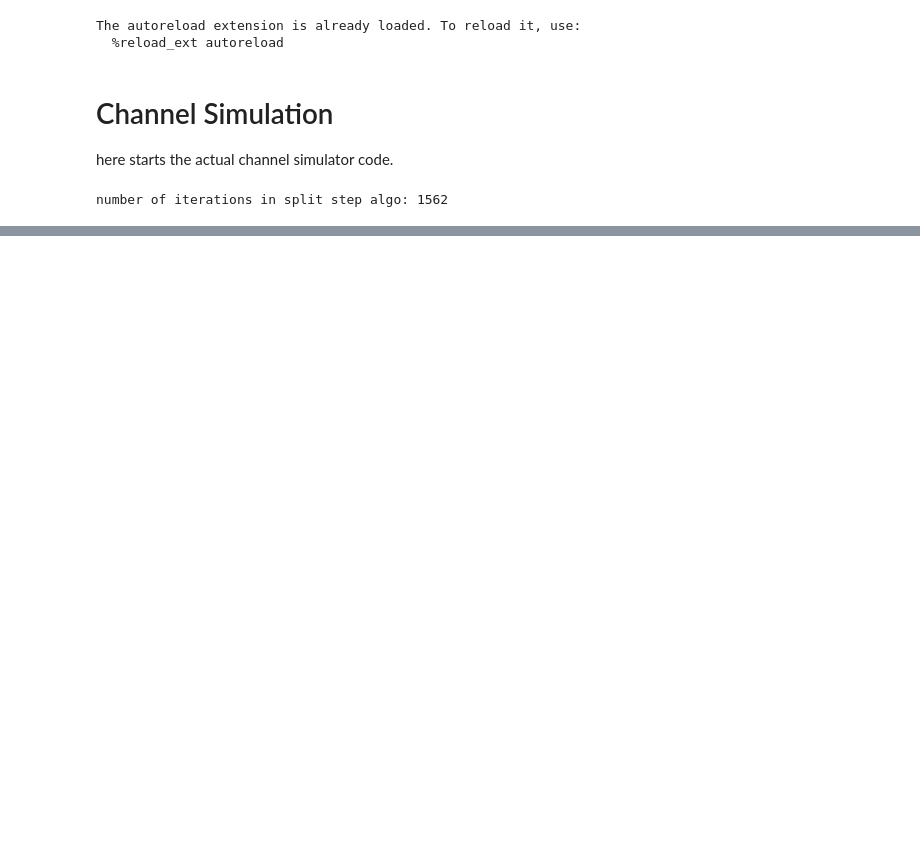
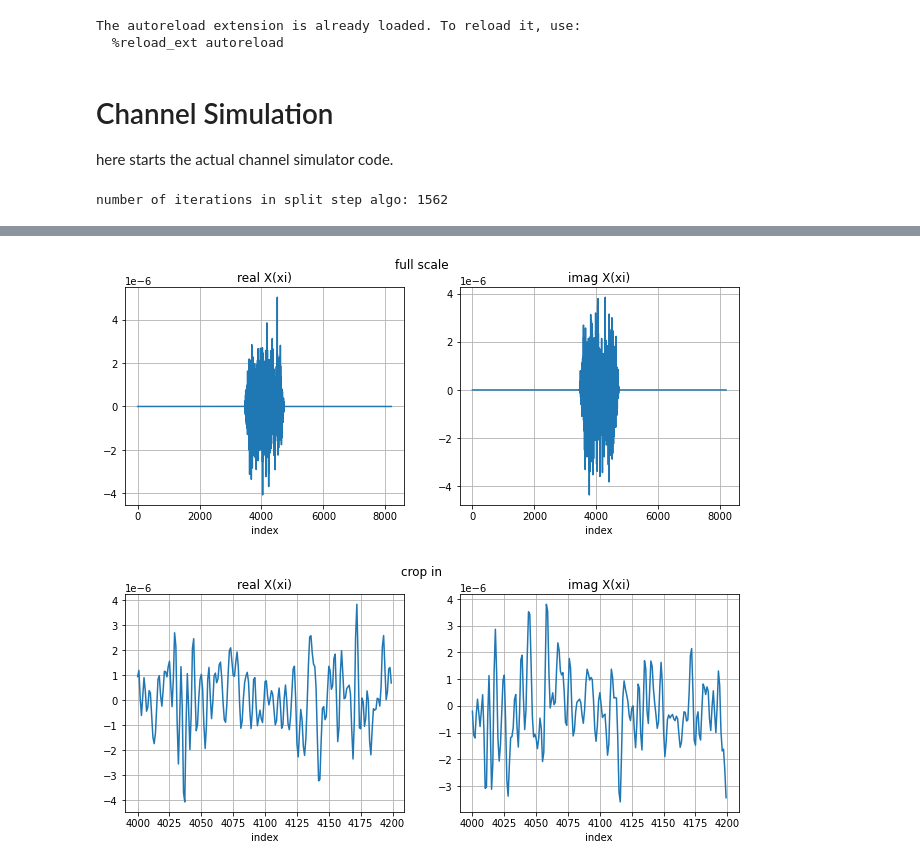
Before and after one commit to Yarden92/Thesis-code, a Jupyter notebook: apps/single_run_full_debug_cleaner.ipynb, the cells around one changed output, grey strips where cells are left out. Cells and saved outputs as stored; diff of their text form; code cells hidden in the pictures; blank space fills up the shorter version.

```diff
--- a/apps/single_run_full_debug_cleaner.ipynb
+++ b/apps/single_run_full_debug_cleaner.ipynb
@@ -106,3 +91,18 @@ signal bw = [-6.31e+02:6.36e+02]
+# %%
+# plot before channel
+fig, (ax1,ax2) = plt.subplots(1,2,figsize=(11,4))
+fig.suptitle('full scale')
+Visualizer.my_plot(np.real(cs.x[5]), name=f'real X(xi)', xlabel='index', ax=ax1,hold=1)
+Visualizer.my_plot(np.imag(cs.x[5]), name=f'imag X(xi)',xlabel='index', ax=ax2)
+
+fig, (ax1,ax2) = plt.subplots(1,2,figsize=(11,4))
+fig.suptitle('crop in')
+zm = range(4000, 4200)
+Visualizer.my_plot(zm, np.real(cs.x[5][zm]), name=f'real X(xi)', xlabel='index', ax=ax1, hold=1)
+Visualizer.my_plot(zm,np.imag(cs.x[5][zm]), name=f'imag X(xi)',xlabel='index', ax=ax2)
+# %% [output]
+[figure, added]
+[figure, added]
 # %%
 cs.step6_channel()  # channel (ssf)
 # %% [output]
```
Also changed, not shown: parts of 13 cells of this notebook.
